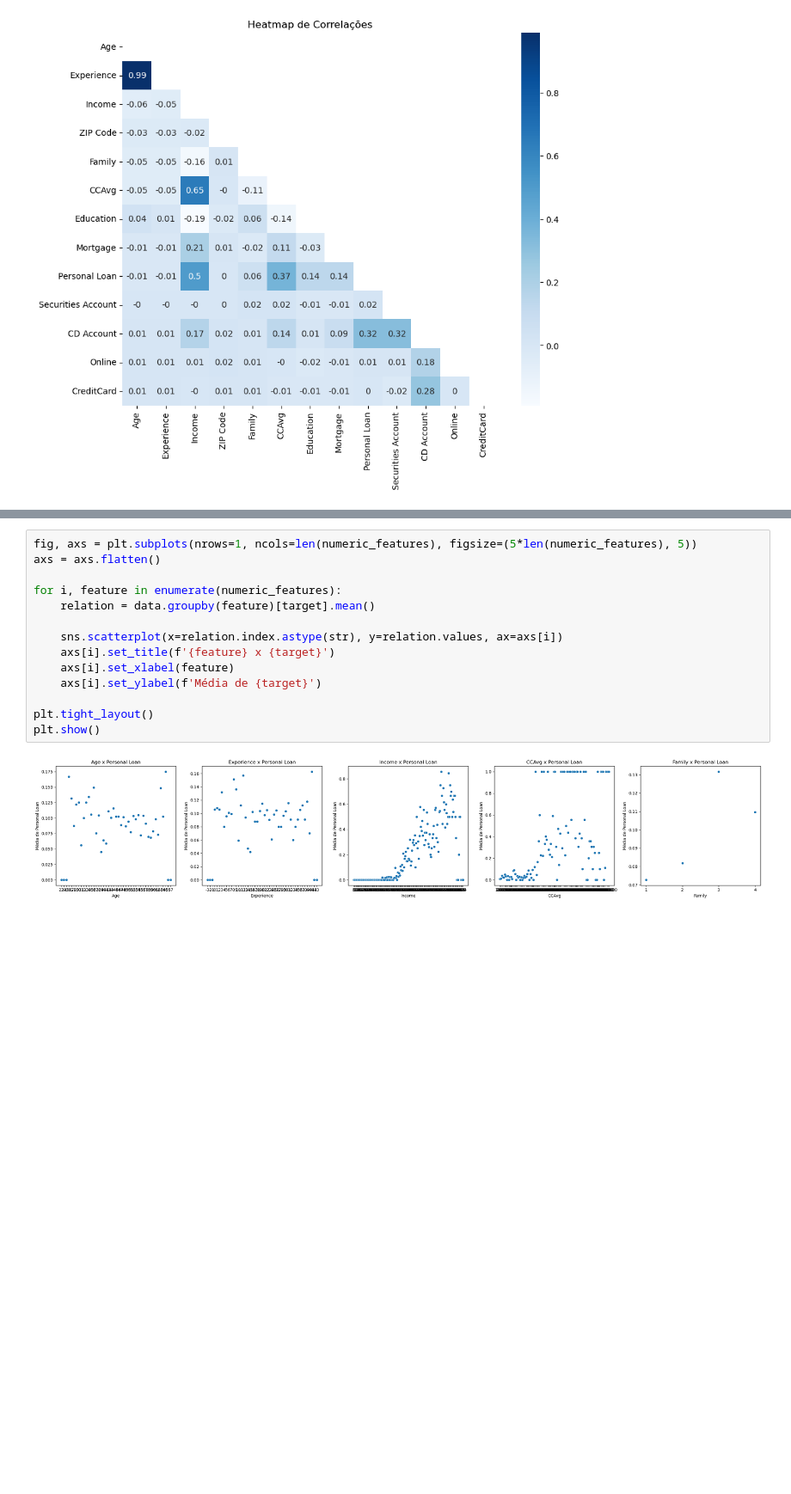
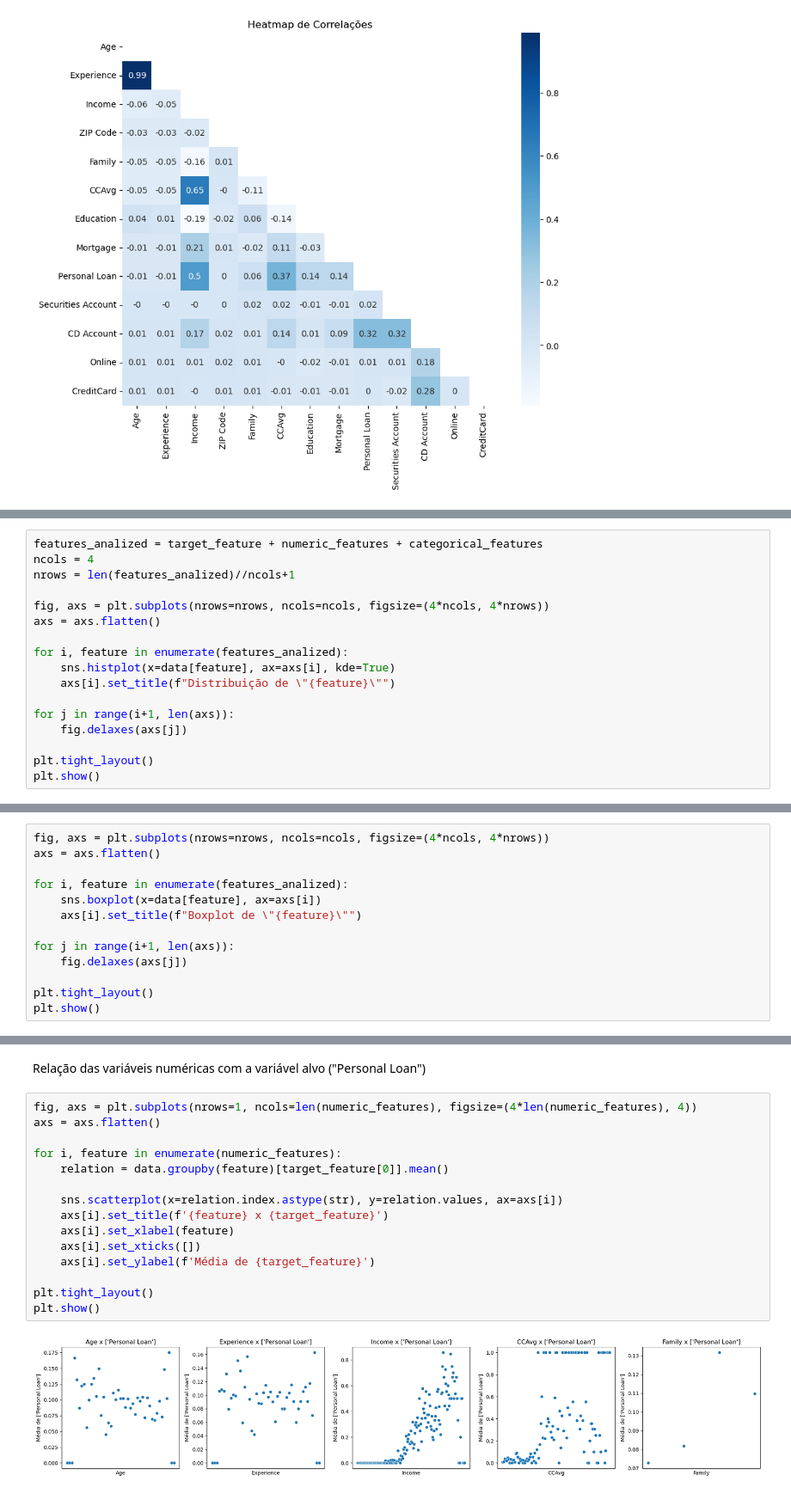
Before and after one commit to FernandoLKS/Bank_loan_defaulter, a Jupyter notebook: Bank_Personal_Loan.ipynb, the cells around one changed output, grey strips where cells are left out. Shown at 86% size. Drawn from its saved outputs; the diff is of its cells as text; blank space fills up the shorter version.

Commit message:
Adding new graphs in report

```diff
--- a/Bank_Personal_Loan.ipynb
+++ b/Bank_Personal_Loan.ipynb
@@ -170,0 +175,17 @@ plt.show()
+# %%
+features_analized = target_feature + numeric_features + categorical_features
+ncols = 4
+nrows = len(features_analized)//ncols+1
+
+fig, axs = plt.subplots(nrows=nrows, ncols=ncols, figsize=(4*ncols, 4*nrows))
+axs = axs.flatten()
+
+for i, feature in enumerate(features_analized):
+    sns.histplot(x=data[feature], ax=axs[i], kde=True)
+    axs[i].set_title(f"Distribuição de \"{feature}\"")
+
+for j in range(i+1, len(axs)):
+    fig.delaxes(axs[j])
+
+plt.tight_layout()
+plt.show()
@@ -170,0 +196,13 @@ plt.show()
+# %%
+fig, axs = plt.subplots(nrows=nrows, ncols=ncols, figsize=(4*ncols, 4*nrows))
+axs = axs.flatten()
+
+for i, feature in enumerate(features_analized):
+    sns.boxplot(x=data[feature], ax=axs[i])
+    axs[i].set_title(f"Boxplot de \"{feature}\"")
+
+for j in range(i+1, len(axs)):
+    fig.delaxes(axs[j])
+
+plt.tight_layout()
+plt.show()
@@ -171,16 +211,19 @@ plt.show()
+# %% [markdown]
+Relação das variáveis numéricas com a variável alvo ("Personal Loan")
 # %%
-fig, axs = plt.subplots(nrows=1, ncols=len(numeric_features), figsize=(5*len(numeric_features), 5))
+fig, axs = plt.subplots(nrows=1, ncols=len(numeric_features), figsize=(4*len(numeric_features), 4))
 axs = axs.flatten()
 
 for i, feature in enumerate(numeric_features):
-    relation = data.groupby(feature)[target].mean()
+    relation = data.groupby(feature)[target_feature[0]].mean()
 
     sns.scatterplot(x=relation.index.astype(str), y=relation.values, ax=axs[i])
-    axs[i].set_title(f'{feature} x {target}')
+    axs[i].set_title(f'{feature} x {target_feature}')
     axs[i].set_xlabel(feature)
-    axs[i].set_ylabel(f'Média de {target}')
+    axs[i].set_xticks([])
+    axs[i].set_ylabel(f'Média de {target_feature}')
 
 plt.tight_layout()
 plt.show()
 # %% [output]
-[figure, old version]
+[figure, new version]
```
Also changed, not shown: parts of 8 cells of this notebook, 1 other file.
